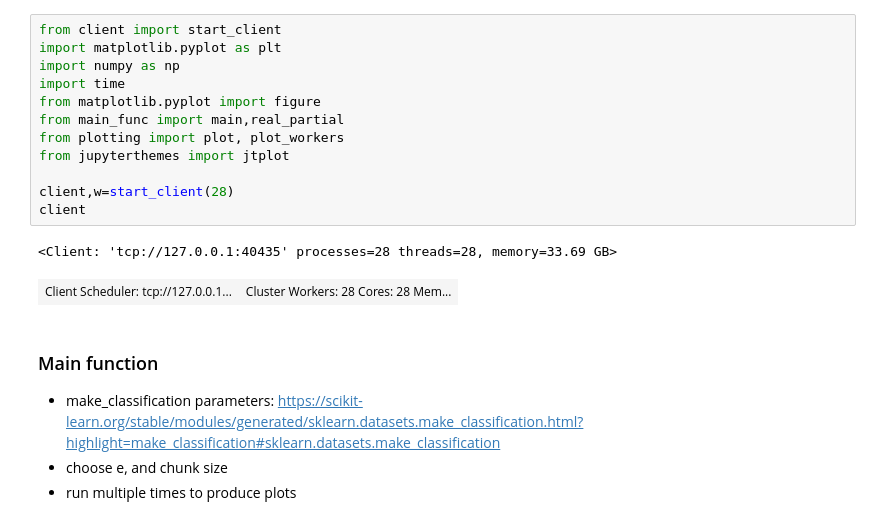
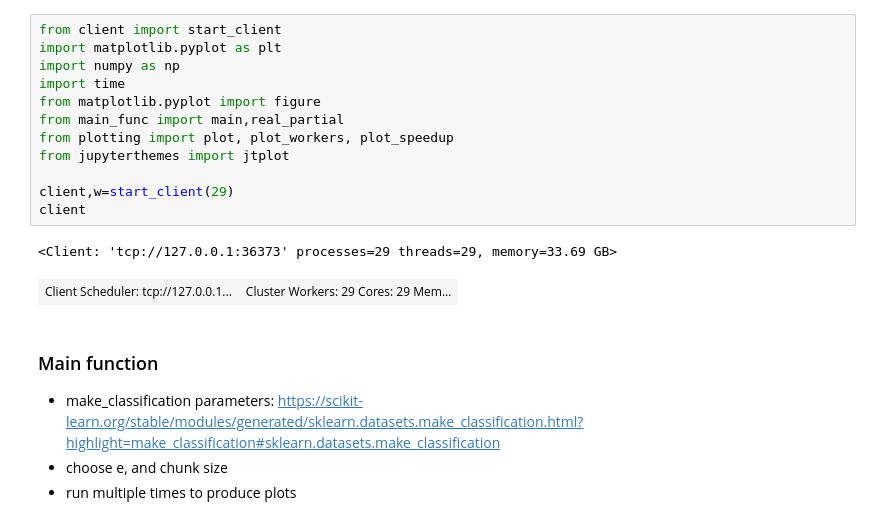
Before and after one commit to KampiotiSofia/svm, a Jupyter notebook: project/dask.ipynb, the cells around one changed output. Cells and saved outputs as stored; diff of their text form.

Commit message:
plot speedup

```diff
--- a/project/dask.ipynb
+++ b/project/dask.ipynb
@@ -1,18 +1,18 @@
 # %%
 from client import start_client
 import matplotlib.pyplot as plt
 import numpy as np
 import time
 from matplotlib.pyplot import figure
 from main_func import main,real_partial
-from plotting import plot, plot_workers
+from plotting import plot, plot_workers, plot_speedup
 from jupyterthemes import jtplot
 
-client,w=start_client(28)
+client,w=start_client(29)
 client
 # %% [output]
-<Client: 'tcp://127.0.0.1:40435' processes=28 threads=28, memory=33.69 GB>
+<Client: 'tcp://127.0.0.1:36373' processes=29 threads=29, memory=33.69 GB>
-| Client Scheduler: tcp://127.0.0.1... | Cluster Workers: 28 Cores: 28 Mem... |
+| Client Scheduler: tcp://127.0.0.1... | Cluster Workers: 29 Cores: 29 Mem... |
 # %% [markdown]
 ### Main function
 - make_classification parameters: https://scikit-learn.org/stable/modules/generated/sklearn.datasets.make_classification.html?highlight=make_classification#sklearn.datasets.make_classification
```
Also changed, not shown: parts of 7 cells of this notebook, 12 other files.
